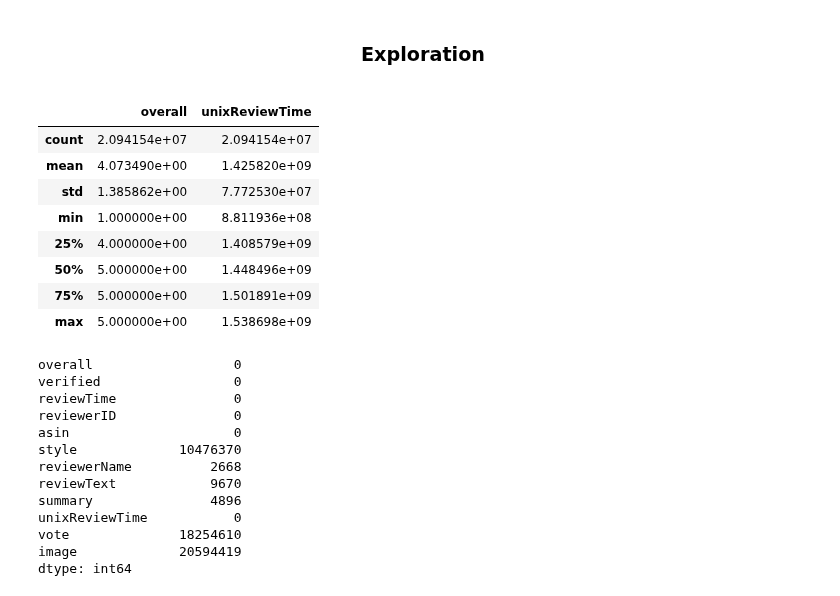
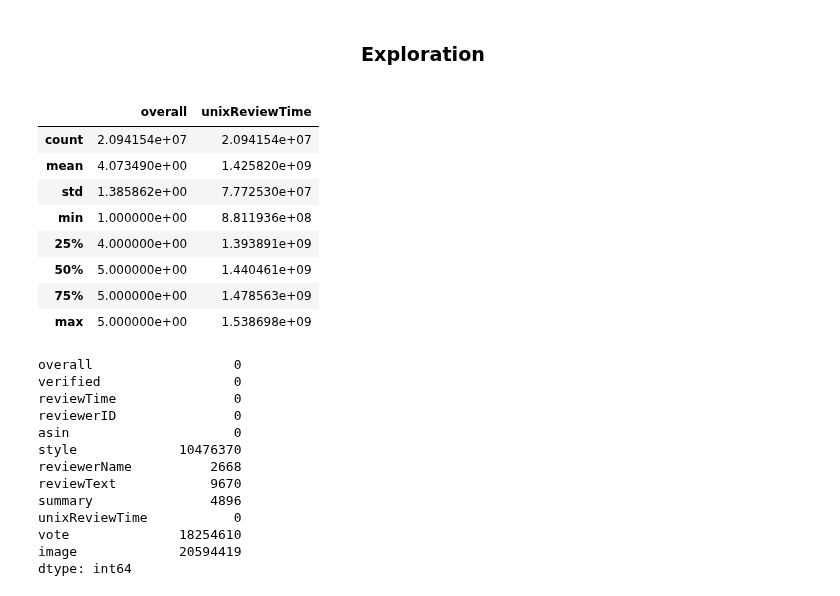
Before and after one commit to harizjet/SubjectSentimentModelling, a Jupyter notebook: exploring/exploring3.ipynb, the cells around one changed output. Drawn from its saved outputs; the diff is of its cells as text; code cells hidden in the pictures.

```diff
--- a/exploring/exploring3.ipynb
+++ b/exploring/exploring3.ipynb
@@ -325,16 +257,18 @@ def gradient(x: list, y: list) -> float:
 <center>
     <h3>Exploration</h3>
 </center>
+# %%
+df = pd.read_csv('../data/Amazon_Electronics.csv')
 # %%
-df.describe().compute()
+df.describe()
 # %% [output]
 |  | overall | unixReviewTime |
 | count | 2.094154e+07 | 2.094154e+07 |
 | mean | 4.073490e+00 | 1.425820e+09 |
 | std | 1.385862e+00 | 7.772530e+07 |
 | min | 1.000000e+00 | 8.811936e+08 |
-| 25% | 4.000000e+00 | 1.408579e+09 |
-| 50% | 5.000000e+00 | 1.448496e+09 |
-| 75% | 5.000000e+00 | 1.501891e+09 |
+| 25% | 4.000000e+00 | 1.393891e+09 |
+| 50% | 5.000000e+00 | 1.440461e+09 |
+| 75% | 5.000000e+00 | 1.478563e+09 |
 | max | 5.000000e+00 | 1.538698e+09 |
 # %%
```
Also changed, not shown: parts of 29 cells of this notebook, 1 other file.
